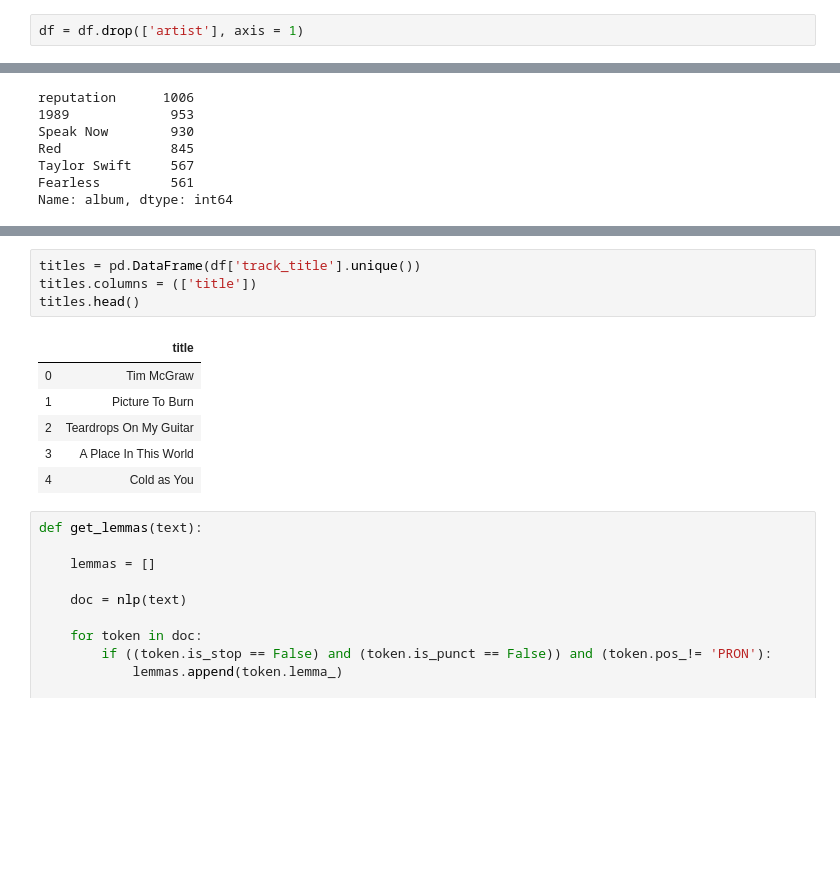
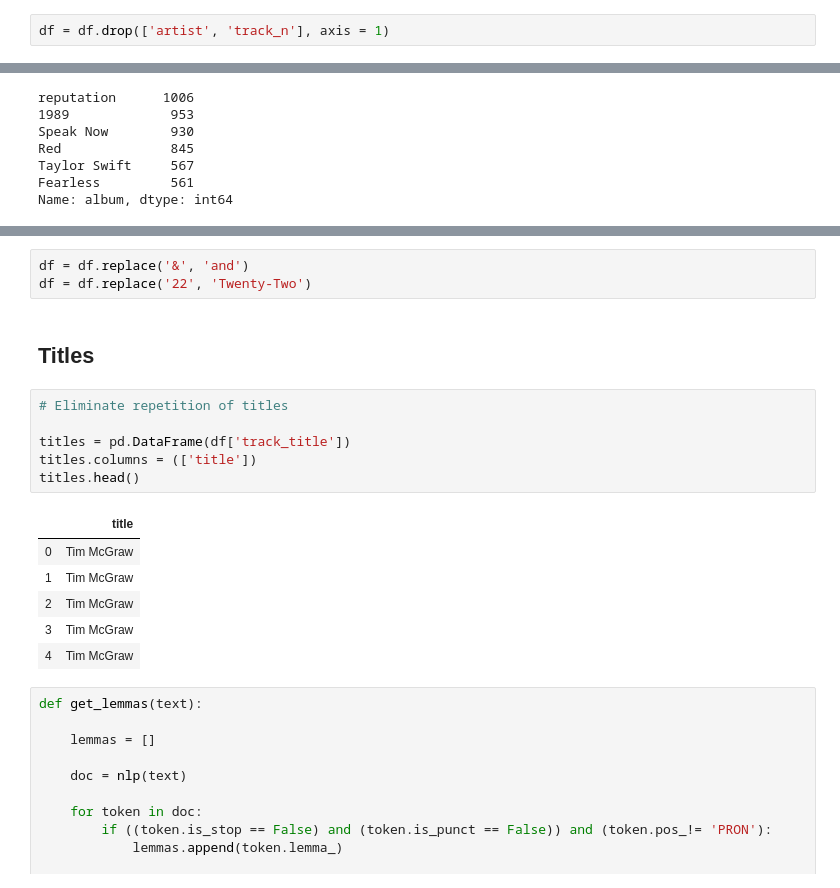
Before and after one commit to AnikaZN/T-Swift, a Jupyter notebook: EDA.ipynb, the cells around one changed output, grey strips where cells are left out. Cells and saved outputs as stored; diff of their text form; blank space fills up the shorter version.

Commit message:
Added work on lyrics and titles

```diff
--- a/EDA.ipynb
+++ b/EDA.ipynb
@@ -37,7 +37,7 @@ df.head()
 | 3 | Taylor Swift | Taylor Swift | Tim McGraw | 1 | Just a boy in a Chevy truck | 4 | 2006 |
 | 4 | Taylor Swift | Taylor Swift | Tim McGraw | 1 | That had a tendency of gettin' stuck | 5 | 2006 |
 # %%
-df = df.drop(['artist'], axis = 1)
+df = df.drop(['artist', 'track_n'], axis = 1)
 # %%
 df.head()
 # %% [output]
@@ -60,14 +70,21 @@ Name: album, dtype: int64
+# %%
+df = df.replace('&', 'and')
+df = df.replace('22', 'Twenty-Two')
+# %% [markdown]
+## Titles
 # %%
-titles = pd.DataFrame(df['track_title'].unique())
+# Eliminate repetition of titles
+
+titles = pd.DataFrame(df['track_title'])
 titles.columns = (['title'])
 titles.head()
 # %% [output]
 |  | title |
 | 0 | Tim McGraw |
-| 1 | Picture To Burn |
-| 2 | Teardrops On My Guitar |
-| 3 | A Place In This World |
-| 4 | Cold as You |
+| 1 | Tim McGraw |
+| 2 | Tim McGraw |
+| 3 | Tim McGraw |
+| 4 | Tim McGraw |
 # %%
 def get_lemmas(text):
 
```
Also changed, not shown: parts of 12 cells of this notebook.
